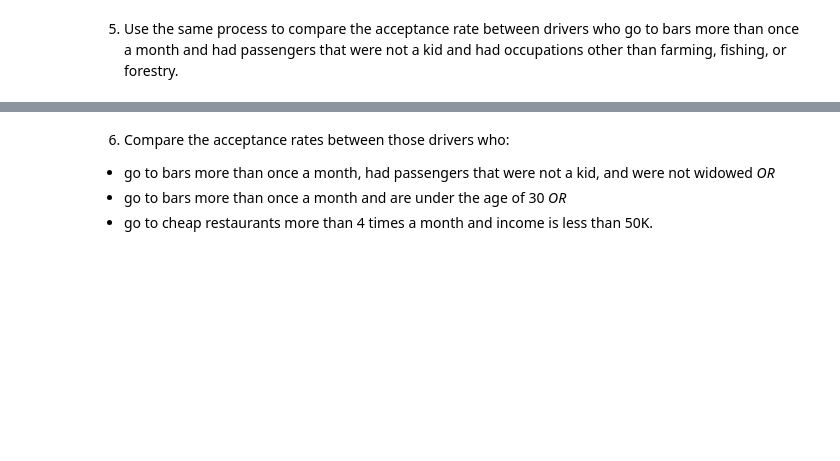
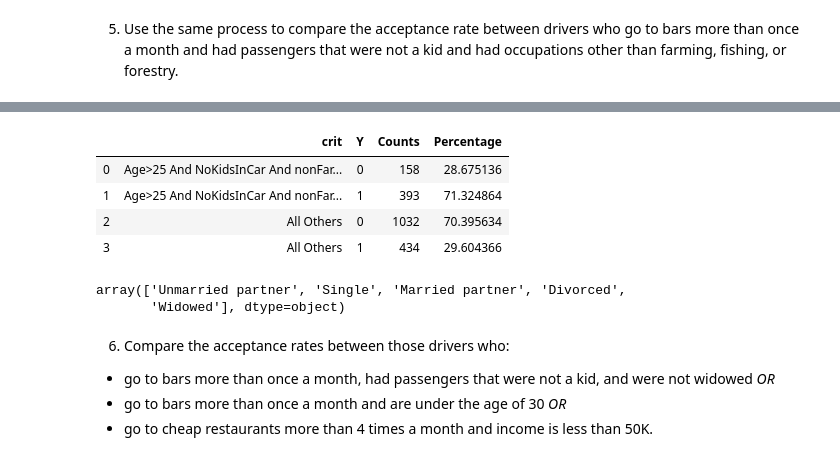
Before and after one commit to purnamididuddi/coupon_acceptance, a Jupyter notebook: coupon_analysis.ipynb, the cells around one changed output, grey strips where cells are left out. Drawn from its saved outputs; the diff is of its cells as text; code cells hidden in the pictures; blank space fills up the shorter version.

```diff
--- a/coupon_analysis.ipynb
+++ b/coupon_analysis.ipynb
@@ -305,5 +318,8 @@ sns.countplot(data=data, x='temperature', hue='Y')
 Now, we will lead you through an exploration of just the bar related coupons.
 
 1. Create a new `DataFrame` that contains just the bar coupons.
+# %%
+#print(data['coupon'].unique())
+bar_data = data.query('coupon == "Bar"')
 # %% [markdown]
 2. What proportion of bar coupons were accepted?
@@ -312,2 +358,19 @@ Now, we will lead you through an exploration of just the bar related coupons.
 # %% [markdown]
 4. Compare the acceptance rate between drivers who go to a bar more than once a month and are over the age of 25 to the all others.  Is there a difference?
+# %%
+ages_more_than_25 = ['26','31', '36', '41', '46', '50plus']
+bar_more_than_once = ['1~3', 'gt8', '4~8']
+
+bar_data.loc[(bar_data.eval('age in @ages_more_than_25 & Bar in @bar_more_than_once')),'crit'] = 'Age>25 And BarVisits>1'
+bar_data.loc[(bar_data['crit'].isnull()), 'crit'] = 'All Others'
+
+bar_data_g = bar_data.groupby(['crit', 'Y']).size().reset_index()
+bar_data_g['percentage'] = bar_data.groupby(['crit', 'Y']).size().groupby(level=0).apply(lambda x: 100 * x / float(x.sum())).values
+bar_data_g.columns = ['crit', 'Y', 'Counts', 'Percentage']
+
+fig = px.bar(bar_data_g, x='crit',
+             labels={'crit':'Age and Bar-visits groupings', 'value':'Coupon acceptance percentages'},
+             y=['Counts'], color='Y', text=bar_data_g['Percentage'].apply(lambda x: '{0:1.2f}%'.format(x)))
+fig.update_layout(width=800,
+    height=800)
+fig.show()
@@ -314,2 +379,26 @@ Now, we will lead you through an exploration of just the bar related coupons.
 # %% [markdown]
 5. Use the same process to compare the acceptance rate between drivers who go to bars more than once a month and had passengers that were not a kid and had occupations other than farming, fishing, or forestry.
+# %%
+bar_data = bar_data.drop('crit',axis=1)
+bar_more_than_once = ['1~3', 'gt8', '4~8']
+occ_ignore_list = ['Farming Fishing & Forestry']
+psngr_ignore_list = ['Kid(s)']
+#print(bar_data['passanger'].unique())
+#print(bar_data['occupation'].unique())
+bar_data.loc[(bar_data.eval('Bar in @bar_more_than_once and \
+                             passanger not in @psngr_ignore_list and \
+                             occupation not in @occ_ignore_list')),'crit'] = 'Age>25 And NoKidsInCar And nonFarmers'
+bar_data.loc[(bar_data['crit'].isnull()), 'crit'] = 'All Others'
+
+bar_data_g = bar_data.groupby(['crit', 'Y']).size().reset_index()
+bar_data_g['percentage'] = bar_data.groupby(['crit', 'Y']).size().groupby(level=0).apply(lambda x: 100 * x / float(x.sum())).values
+bar_data_g.columns = ['crit', 'Y', 'Counts', 'Percentage']
+
+fig = px.bar(bar_data_g, x='crit',
+             labels={'crit':'Groupings', 'value':'Coupon acceptance percentages'},
+             y=['Counts'], color='Y', text=bar_data_g['Percentage'].apply(lambda x: '{0:1.2f}%'.format(x)))
+fig.update_layout(width=800,
+    height=800)
+fig.show()
+bar_data_g.head()
+# %% [output]
@@ -316,3 +406,13 @@ Now, we will lead you through an exploration of just the bar related coupons.
+|  | crit | Y | Counts | Percentage |
+| 0 | Age>25 And NoKidsInCar And nonFar... | 0 | 158 | 28.675136 |
+| 1 | Age>25 And NoKidsInCar And nonFar... | 1 | 393 | 71.324864 |
+| 2 | All Others | 0 | 1032 | 70.395634 |
+| 3 | All Others | 1 | 434 | 29.604366 |
+# %%
+bar_data['maritalStatus'].unique()
+# %% [output]
+array(['Unmarried partner', 'Single', 'Married partner', 'Divorced',
+       'Widowed'], dtype=object)
 # %% [markdown]
 6. Compare the acceptance rates between those drivers who:
 
```
Also changed, not shown: parts of 12 cells of this notebook.
